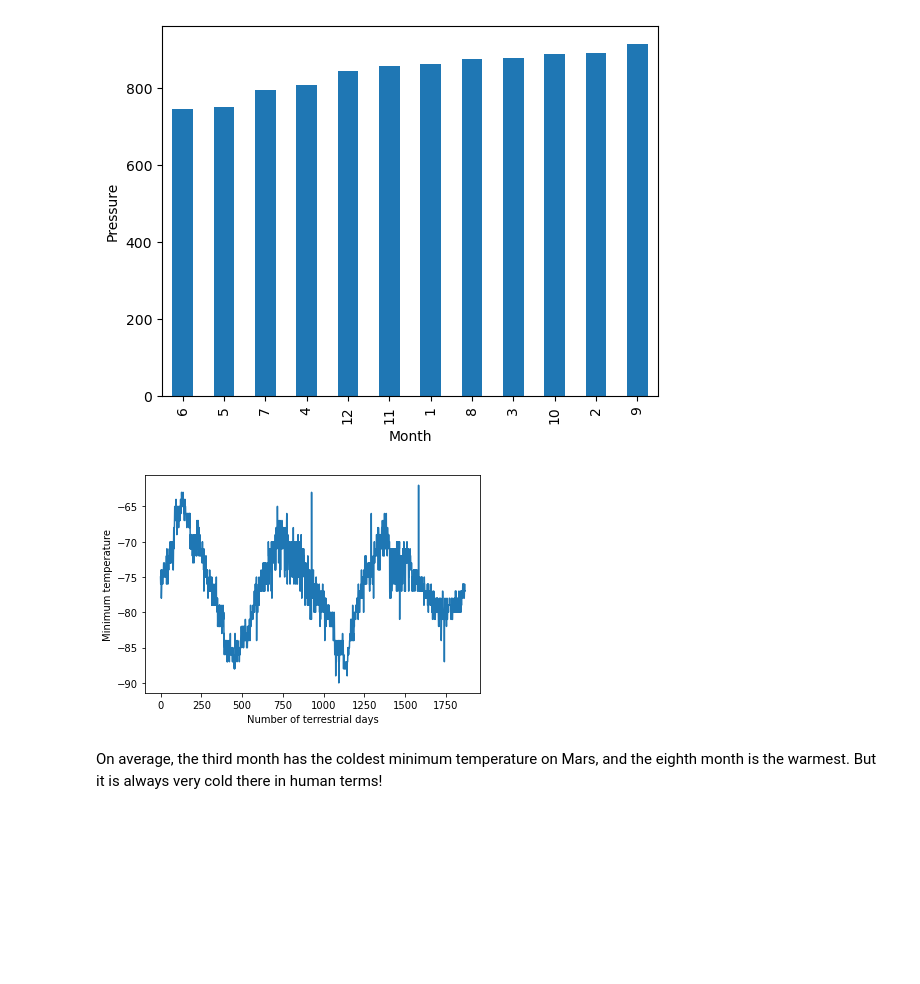
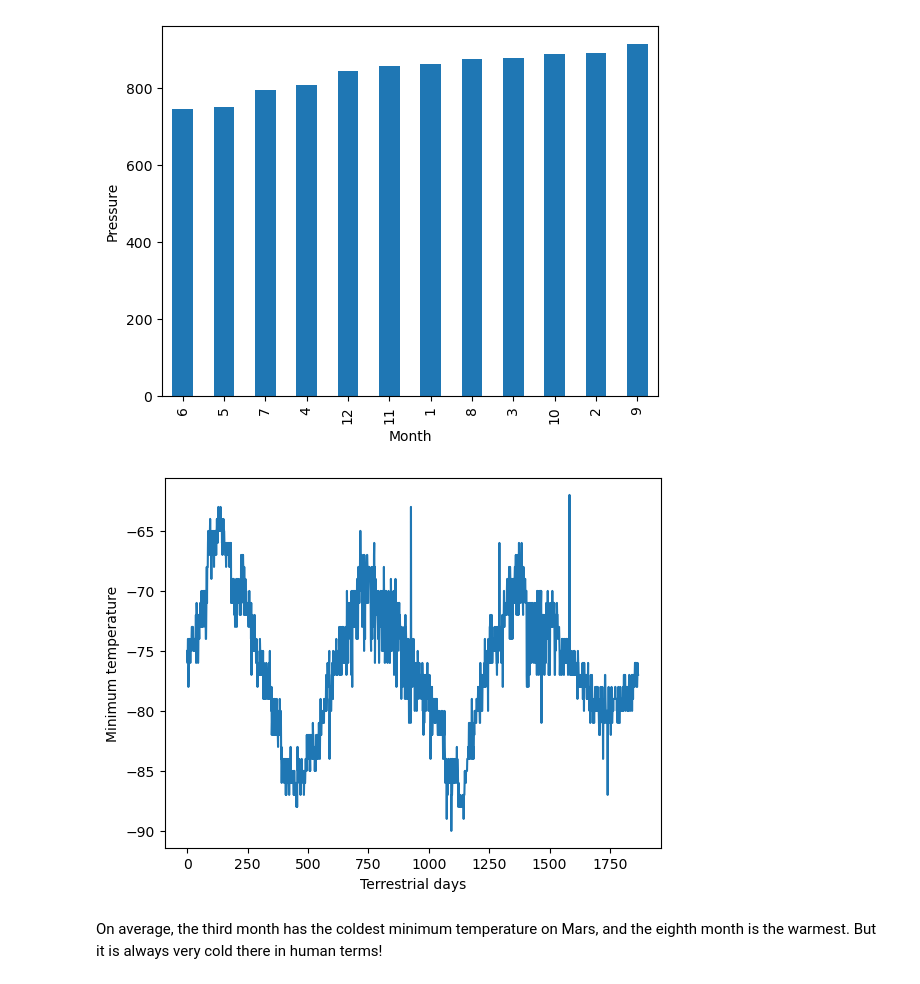
Before and after one commit to joe-obryant/Mission_to_Mars, a Jupyter notebook: part_2_mars_weather_Challenge.ipynb, the cells around one changed output. Saved outputs shown, nothing was run; the diff lists cells and outputs as text; code cells hidden in the pictures; blank space fills up the shorter version.

```diff
--- a/part_2_mars_weather_Challenge.ipynb
+++ b/part_2_mars_weather_Challenge.ipynb
@@ -229,8 +229,12 @@ plt.show()
 [figure]
 # %%
 # 5. How many terrestrial (earth) days are there in a Martian year?
+temp_df.min_temp.plot()
+plt.xlabel('Terrestrial days')
+plt.ylabel('Minimum temperature')
+plt.show()
 # %% [output]
-[figure, old version]
+[figure, new version]
 # %% [markdown]
 On average, the third month has the coldest minimum temperature on Mars, and the eighth month is the warmest. But it is always very cold there in human terms!
 # %% [markdown]
```
Also changed, not shown: parts of 1 cell of this notebook.
